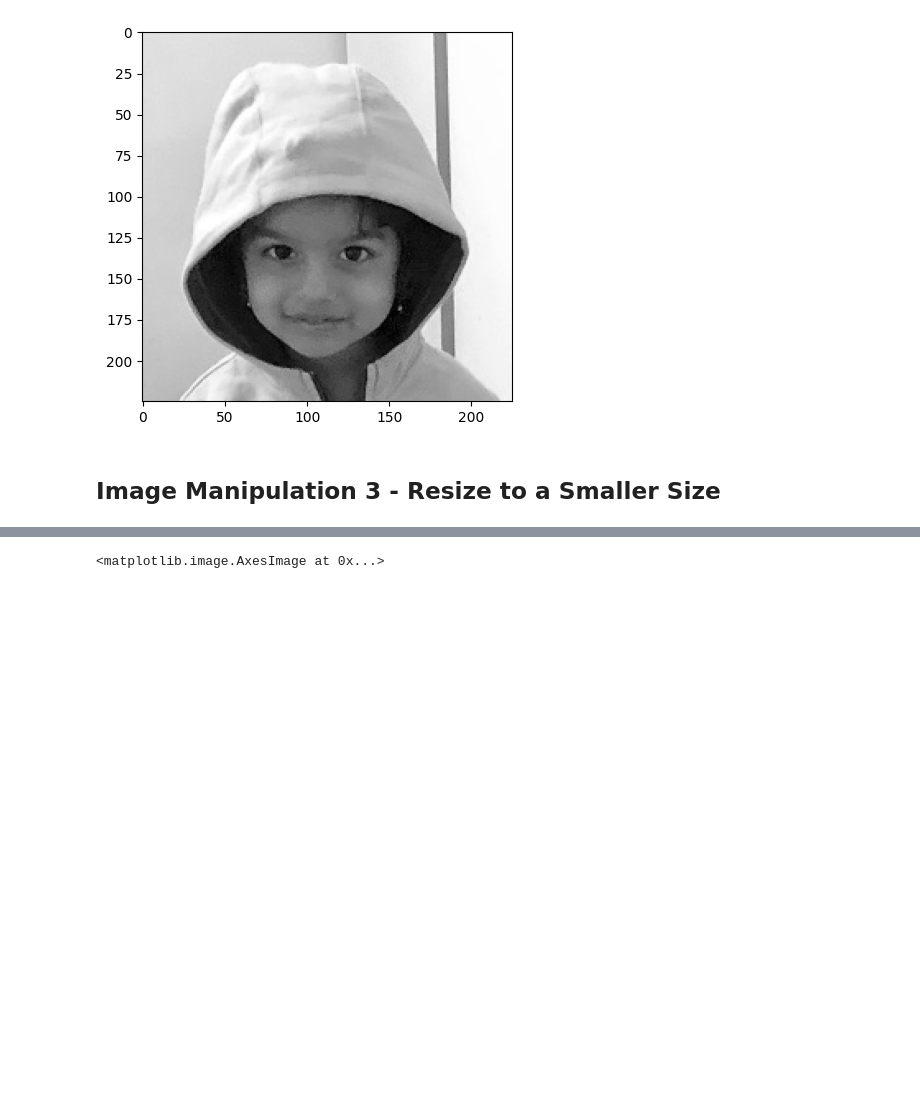
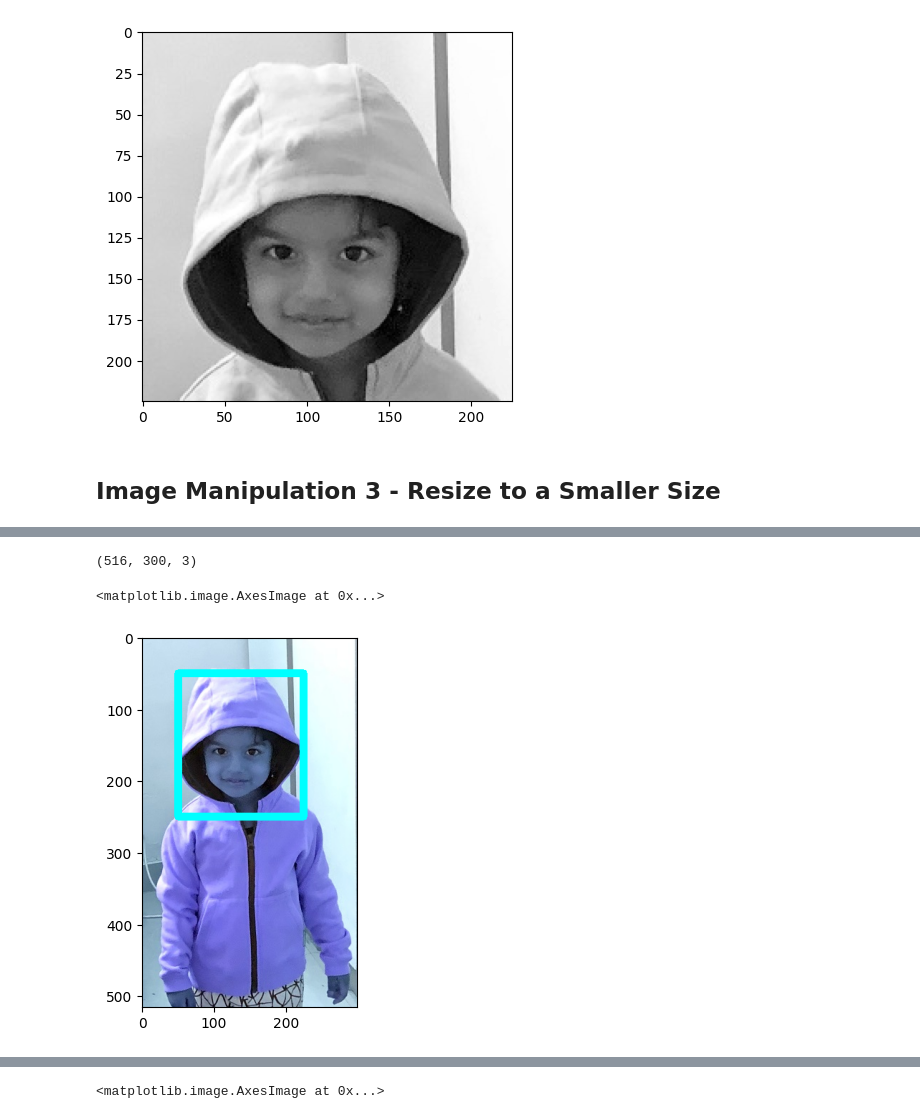
Before and after one commit to stbalaji/AIForBusiness, a Jupyter notebook: 01AIForBusinessCV_Inspecting_grayscale_images_comments.ipynb, the cells around one changed output, grey strips where cells are left out. Drawn from its saved outputs; the diff is of its cells as text; code cells hidden in the pictures; blank space fills up the shorter version.

```diff
--- a/01AIForBusinessCV_Inspecting_grayscale_images_comments.ipynb
+++ b/01AIForBusinessCV_Inspecting_grayscale_images_comments.ipynb
@@ -49,0 +114,13 @@ plt.imshow(img_gray, cmap='gray')
+# %%
+(h, w, d) = img.shape
+print(img.shape)
+# %% [output]
+(516, 300, 3)
+# %%
+import cv2
+img_output = img.copy()
+cv2.rectangle(img_output, (50, 250), (225, 50), (0, 255, 255), 10)  # Once you detect coordinates of Face, a Bounding Box helps with coordinates of face in picture
+plt.imshow(img_output, cmap='gray')
+# %% [output]
+<matplotlib.image.AxesImage at 0x...>
+[figure, added]
```
Also changed, not shown: parts of 13 cells of this notebook.
